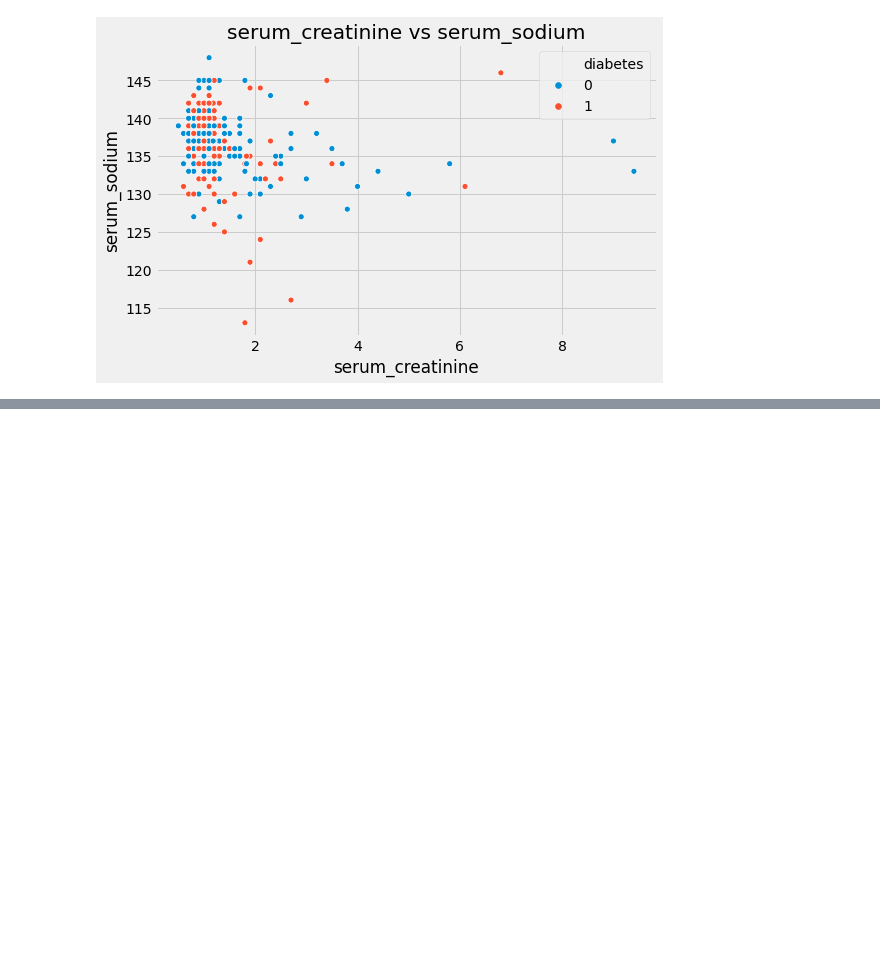
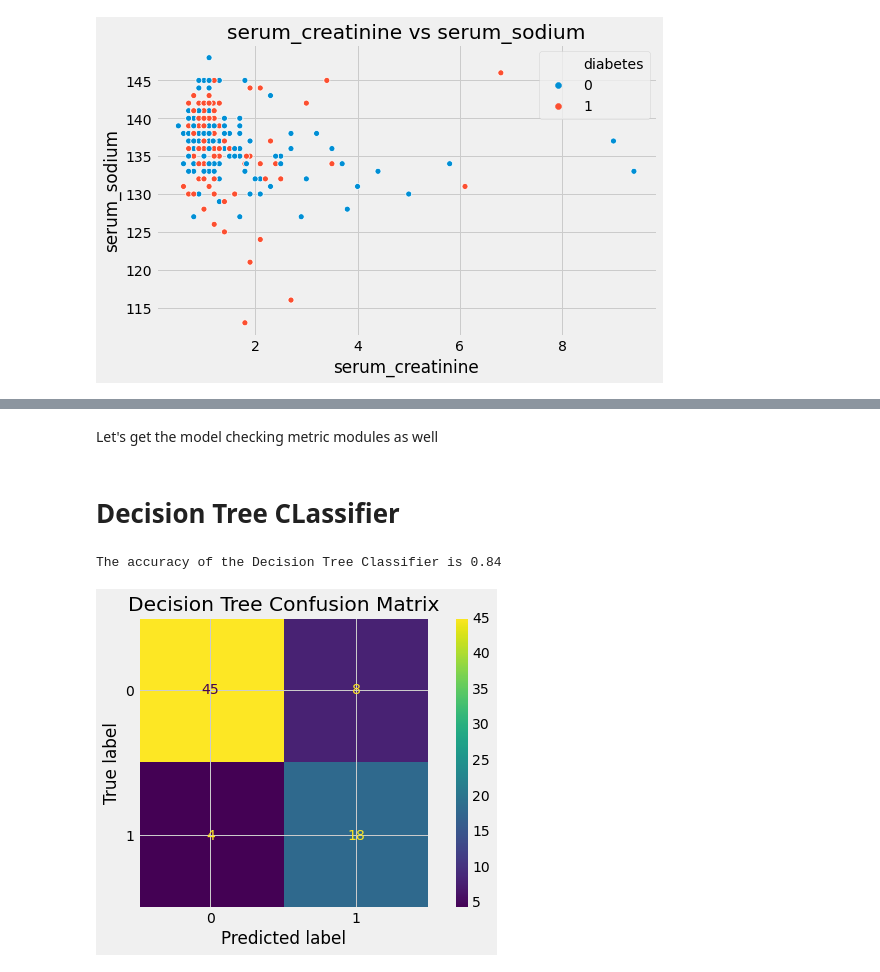
Before and after one commit to pratik-276/Infinite_Stories_with_Data, a Jupyter notebook: Heart Failure Prediction/what-s-your-chances-of-surviving-a-heart-attack.ipynb, the cells around one changed output, grey strips where cells are left out. Cells and saved outputs as stored; diff of their text form; code cells hidden in the pictures; blank space fills up the shorter version.

```diff
--- a/Heart Failure Prediction/what-s-your-chances-of-surviving-a-heart-attack.ipynb
+++ b/Heart Failure Prediction/what-s-your-chances-of-surviving-a-heart-attack.ipynb
@@ -149,0 +182,3 @@ plt.show()
+# %%
+scaler = StandardScaler()
+data[cols] = scaler.fit_transform(data[cols])
@@ -149,0 +197,9 @@ plt.show()
+# %%
+X = data.drop('DEATH_EVENT', axis=1)
+y = data['DEATH_EVENT'].copy()
+# %%
+from sklearn.model_selection import train_test_split
+
+train_X, test_X, train_y, test_y = train_test_split(X, y, test_size=0.25, random_state=13)
+# %% [markdown]
+Let's get the model checking metric modules as well
@@ -149,0 +208,17 @@ plt.show()
+# %% [markdown]
+# Decision Tree CLassifier
+# %%
+from sklearn.tree import DecisionTreeClassifier
+
+model = DecisionTreeClassifier(min_samples_split=2, class_weight={0:2,1:7}, random_state=13)
+model.fit(train_X,train_y)
+prediction=model.predict(test_X)
+print('The accuracy of the Decision Tree Classifier is', accuracy_score(prediction,test_y))
+# %% [output]
+The accuracy of the Decision Tree Classifier is 0.84
+# %%
+plot_confusion_matrix(model, test_X, test_y)
+plt.title('Decision Tree Confusion Matrix')
+plt.show()
+# %% [output]
+[figure, added]
```
Also changed, not shown: parts of 26 cells of this notebook.
